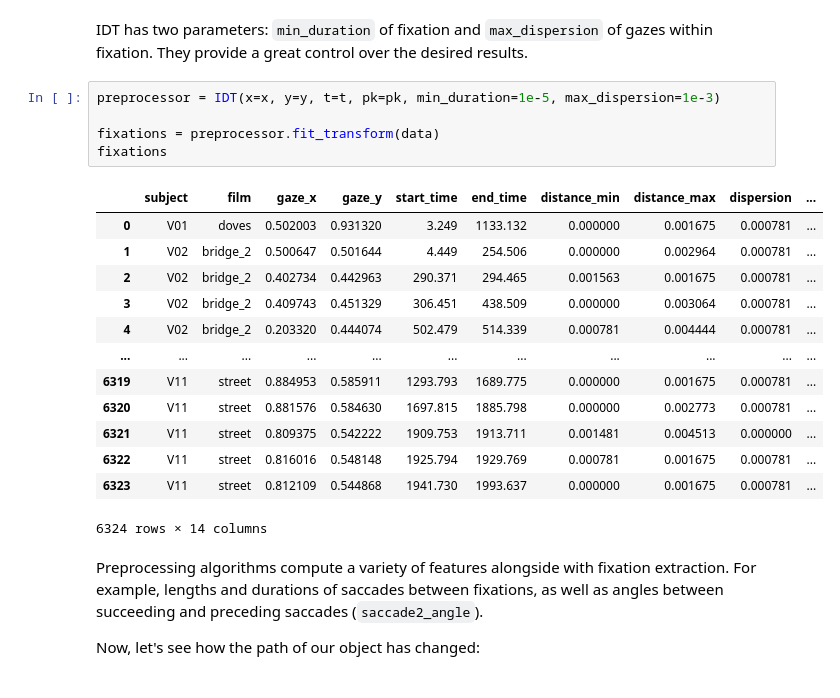
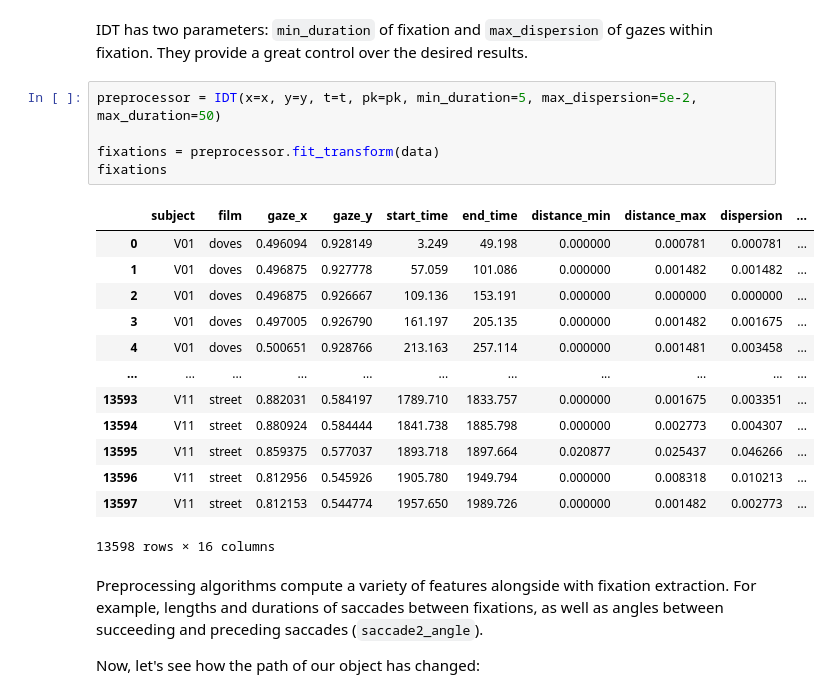
Before and after one commit to hse-scila/EyeFeatures, a Jupyter notebook: tutorials/preprocessing_tutorial.ipynb, the cells around one changed output. Cells and saved outputs as stored; diff of their text form.

```diff
--- a/tutorials/preprocessing_tutorial.ipynb
+++ b/tutorials/preprocessing_tutorial.ipynb
@@ -84,24 +93,24 @@ from eyefeatures.preprocessing.fixation_extraction import IDT
 # %% [markdown]
 IDT has two parameters: `min_duration` of fixation and `max_dispersion` of gazes within fixation. They provide a great control over the desired results.
 # %%
-preprocessor = IDT(x=x, y=y, t=t, pk=pk, min_duration=1e-5, max_dispersion=1e-3)
+preprocessor = IDT(x=x, y=y, t=t, pk=pk, min_duration=5, max_dispersion=5e-2, max_duration=50)
 
 fixations = preprocessor.fit_transform(data)
 fixations
 # %% [output]
 |  | subject | film | gaze_x | gaze_y | start_time | end_time | distance_min | distance_max | dispersion | ... |
-| 0 | V01 | doves | 0.502003 | 0.931320 | 3.249 | 1133.132 | 0.000000 | 0.001675 | 0.000781 | ... |
-| 1 | V02 | bridge_2 | 0.500647 | 0.501644 | 4.449 | 254.506 | 0.000000 | 0.002964 | 0.000781 | ... |
-| 2 | V02 | bridge_2 | 0.402734 | 0.442963 | 290.371 | 294.465 | 0.001563 | 0.001675 | 0.000781 | ... |
-| 3 | V02 | bridge_2 | 0.409743 | 0.451329 | 306.451 | 438.509 | 0.000000 | 0.003064 | 0.000781 | ... |
-| 4 | V02 | bridge_2 | 0.203320 | 0.444074 | 502.479 | 514.339 | 0.000781 | 0.004444 | 0.000781 | ... |
+| 0 | V01 | doves | 0.496094 | 0.928149 | 3.249 | 49.198 | 0.000000 | 0.000781 | 0.000781 | ... |
+| 1 | V01 | doves | 0.496875 | 0.927778 | 57.059 | 101.086 | 0.000000 | 0.001482 | 0.001482 | ... |
+| 2 | V01 | doves | 0.496875 | 0.926667 | 109.136 | 153.191 | 0.000000 | 0.000000 | 0.000000 | ... |
+| 3 | V01 | doves | 0.497005 | 0.926790 | 161.197 | 205.135 | 0.000000 | 0.001482 | 0.001675 | ... |
+| 4 | V01 | doves | 0.500651 | 0.928766 | 213.163 | 257.114 | 0.000000 | 0.001481 | 0.003458 | ... |
 | ... | ... | ... | ... | ... | ... | ... | ... | ... | ... | ... |
-| 6319 | V11 | street | 0.884953 | 0.585911 | 1293.793 | 1689.775 | 0.000000 | 0.001675 | 0.000781 | ... |
-| 6320 | V11 | street | 0.881576 | 0.584630 | 1697.815 | 1885.798 | 0.000000 | 0.002773 | 0.000781 | ... |
-| 6321 | V11 | street | 0.809375 | 0.542222 | 1909.753 | 1913.711 | 0.001481 | 0.004513 | 0.000000 | ... |
-| 6322 | V11 | street | 0.816016 | 0.548148 | 1925.794 | 1929.769 | 0.000781 | 0.001675 | 0.000781 | ... |
-| 6323 | V11 | street | 0.812109 | 0.544868 | 1941.730 | 1993.637 | 0.000000 | 0.001675 | 0.000781 | ... |
+| 13593 | V11 | street | 0.882031 | 0.584197 | 1789.710 | 1833.757 | 0.000000 | 0.001675 | 0.003351 | ... |
+| 13594 | V11 | street | 0.880924 | 0.584444 | 1841.738 | 1885.798 | 0.000000 | 0.002773 | 0.004307 | ... |
+| 13595 | V11 | street | 0.859375 | 0.577037 | 1893.718 | 1897.664 | 0.020877 | 0.025437 | 0.046266 | ... |
+| 13596 | V11 | street | 0.812956 | 0.545926 | 1905.780 | 1949.794 | 0.000000 | 0.008318 | 0.010213 | ... |
+| 13597 | V11 | street | 0.812153 | 0.544774 | 1957.650 | 1989.726 | 0.000000 | 0.001482 | 0.002773 | ... |
-6324 rows × 14 columns
+13598 rows × 16 columns
 # %% [markdown]
 Preprocessing algorithms compute a variety of features alongside with fixation extraction. For example, lengths and durations of saccades between fixations, as well as angles between succeeding and preceding saccades (`saccade2_angle`).
 
```
Also changed, not shown: parts of 8 cells of this notebook, 12 other files.
